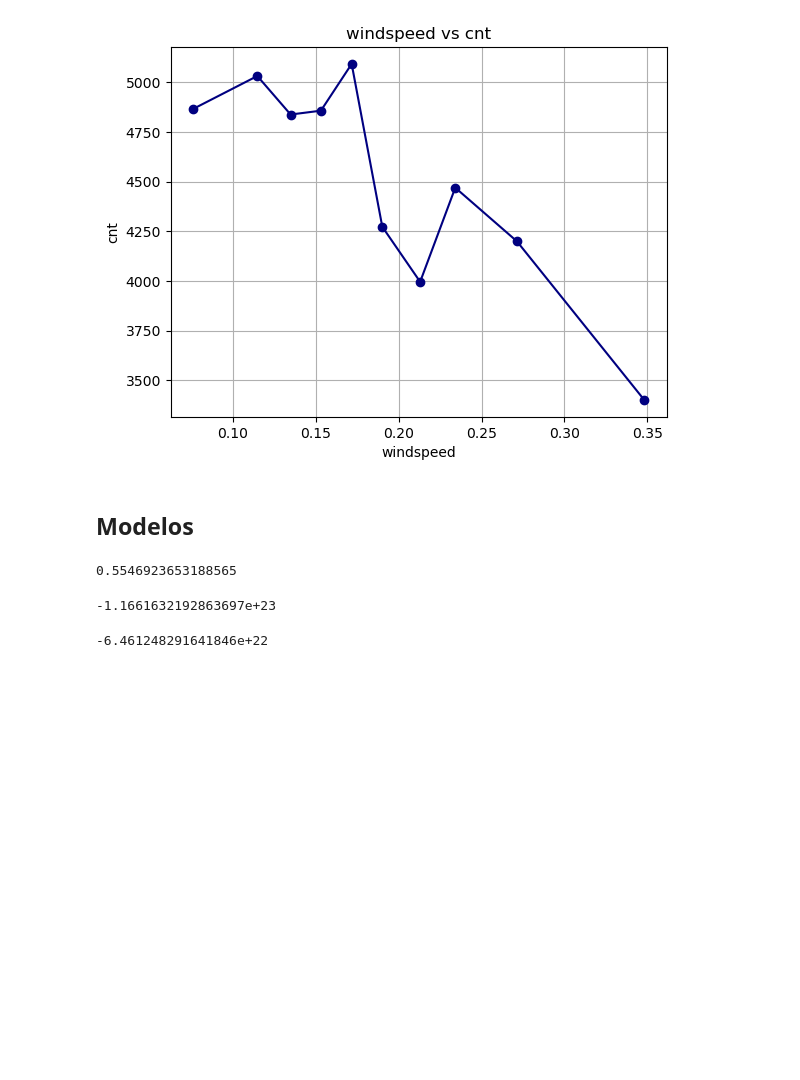
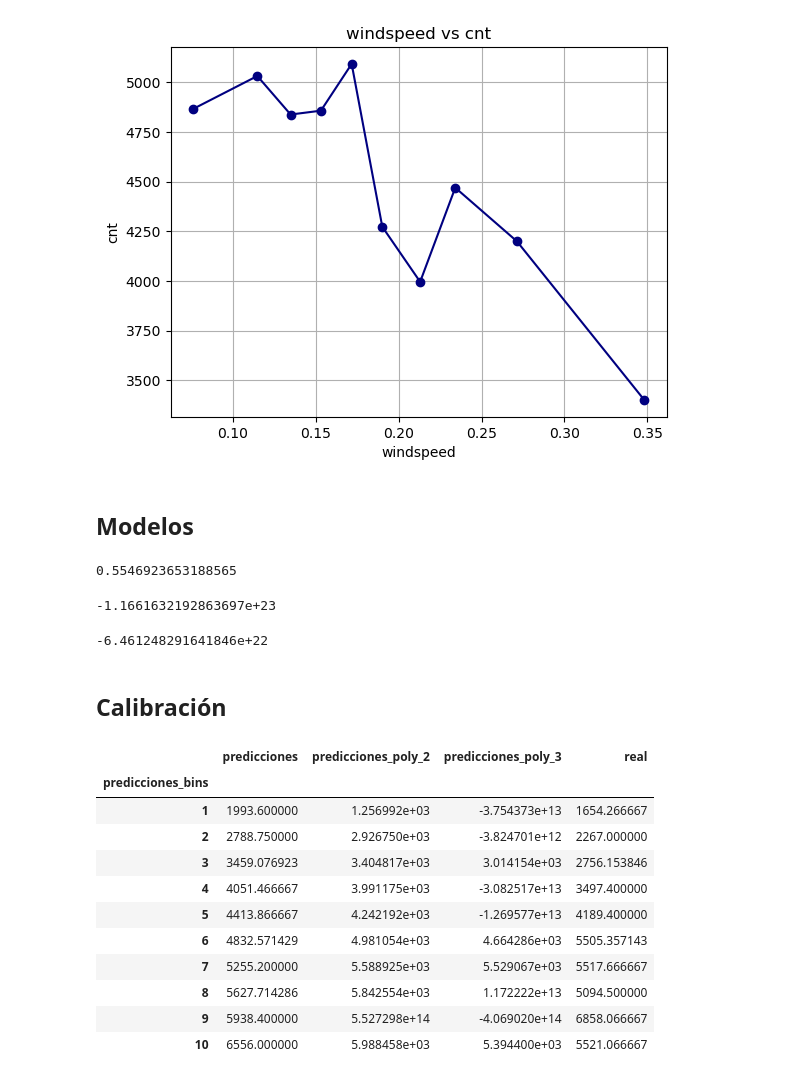
Before and after one commit to LuisMB09/lab_aprendizaje_estadistico, a Jupyter notebook: Tarea_3_regresión_polinomial.ipynb, the cells around one changed output. Cells and saved outputs as stored; diff of their text form; code cells hidden in the pictures; blank space fills up the shorter version.

```diff
--- a/Tarea_3_regresión_polinomial.ipynb
+++ b/Tarea_3_regresión_polinomial.ipynb
@@ -108,2 +108,4 @@ r2_score(y_pred = predicciones, y_true = y_test)
 # %% [output]
 -6.461248291641846e+22
+# %% [markdown]
+## Calibración
@@ -109,0 +119,17 @@ r2_score(y_pred = predicciones, y_true = y_test)
+# %%
+calibracion['predicciones_bins'] = pd.qcut(calibracion['predicciones'], q=10, labels=False) + 1
+grouped_calibracion = calibracion.groupby('predicciones_bins').mean()
+grouped_calibracion
+# %% [output]
+|  | predicciones | predicciones_poly_2 | predicciones_poly_3 | real |
+| predicciones_bins |  |  |  |  |
+| 1 | 1993.600000 | 1.256992e+03 | -3.754373e+13 | 1654.266667 |
+| 2 | 2788.750000 | 2.926750e+03 | -3.824701e+12 | 2267.000000 |
+| 3 | 3459.076923 | 3.404817e+03 | 3.014154e+03 | 2756.153846 |
+| 4 | 4051.466667 | 3.991175e+03 | -3.082517e+13 | 3497.400000 |
+| 5 | 4413.866667 | 4.242192e+03 | -1.269577e+13 | 4189.400000 |
+| 6 | 4832.571429 | 4.981054e+03 | 4.664286e+03 | 5505.357143 |
+| 7 | 5255.200000 | 5.588925e+03 | 5.529067e+03 | 5517.666667 |
+| 8 | 5627.714286 | 5.842554e+03 | 1.172222e+13 | 5094.500000 |
+| 9 | 5938.400000 | 5.527298e+14 | -4.069020e+14 | 6858.066667 |
+| 10 | 6556.000000 | 5.988458e+03 | 5.394400e+03 | 5521.066667 |
```
Also changed, not shown: parts of 4 cells of this notebook, 1 other file.
